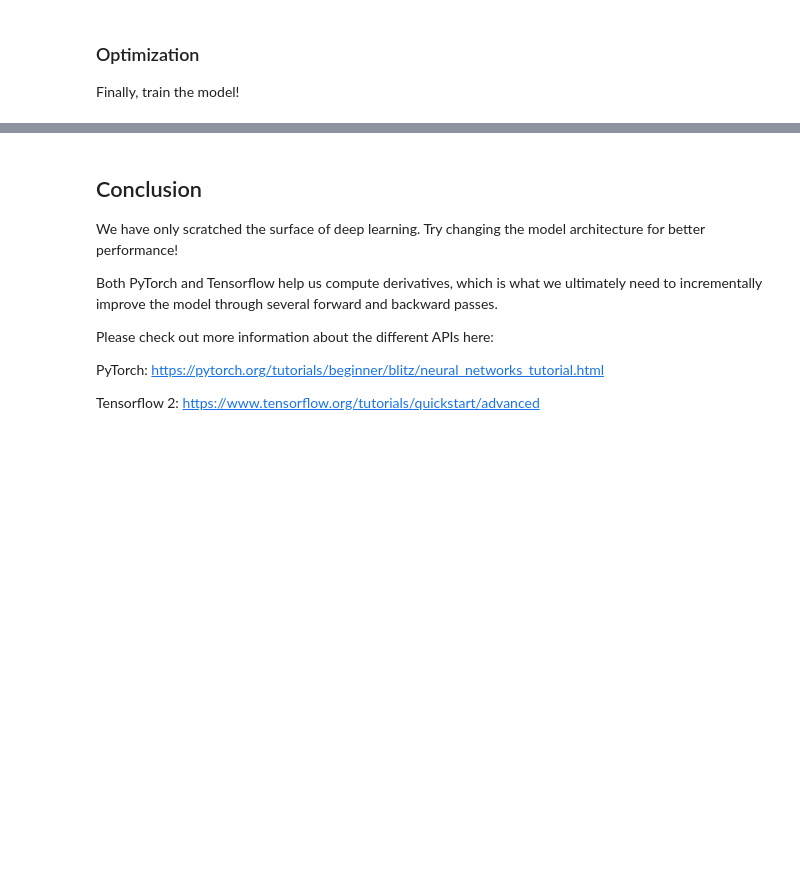
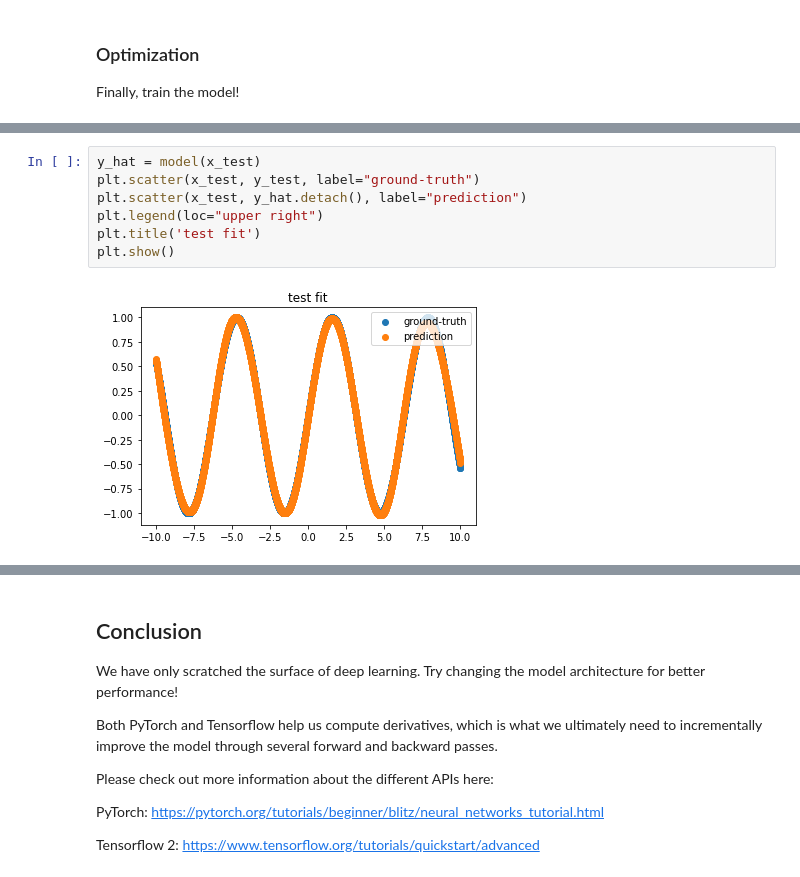
Before and after one commit to syeehyn/IEOR4575_Labs, a Jupyter notebook: labs/lab2/torch/lab2_regression_torch.ipynb, the cells around one changed output, grey strips where cells are left out. Cells and saved outputs as stored; diff of their text form; blank space fills up the shorter version.

```diff
--- a/labs/lab2/torch/lab2_regression_torch.ipynb
+++ b/labs/lab2/torch/lab2_regression_torch.ipynb
@@ -192,3 +247,12 @@ Finally, train the model!
+# %%
+y_hat = model(x_test)
+plt.scatter(x_test, y_test, label="ground-truth")
+plt.scatter(x_test, y_hat.detach(), label="prediction")
+plt.legend(loc="upper right")
+plt.title('test fit')
+plt.show()
+# %% [output]
+[figure, added]
 # %%
 # DO NOT CHANGE
 
```
Also changed, not shown: parts of 15 cells of this notebook, 15 other files.
